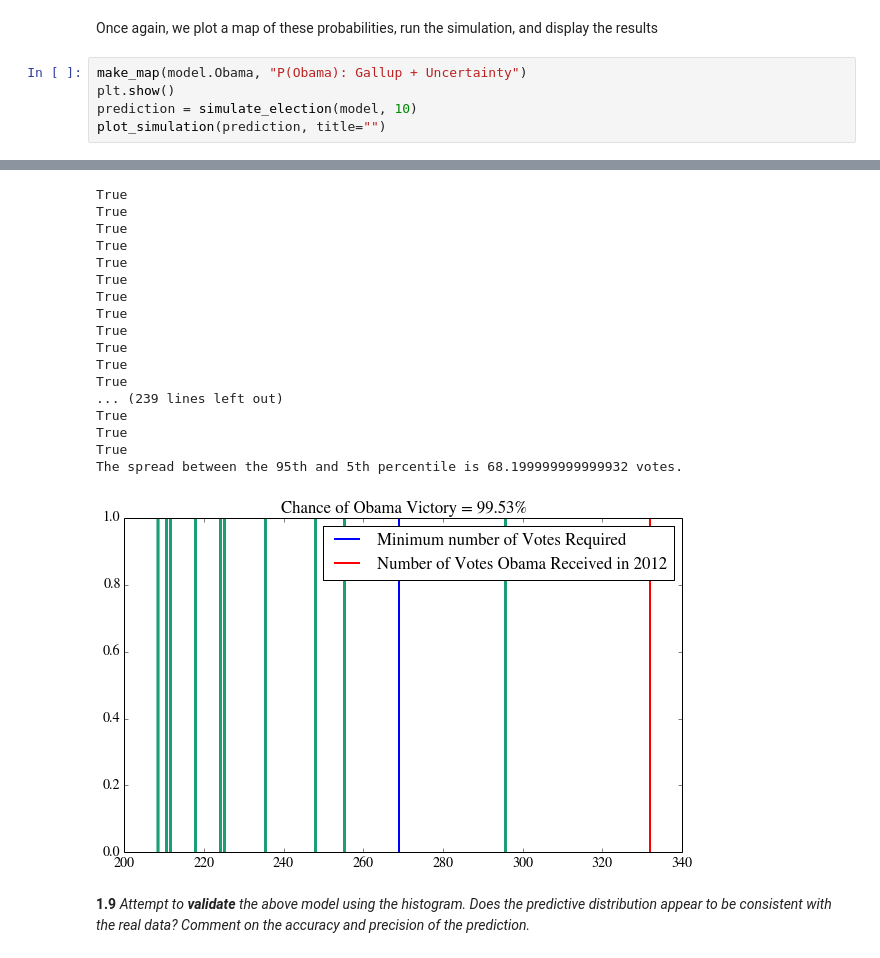
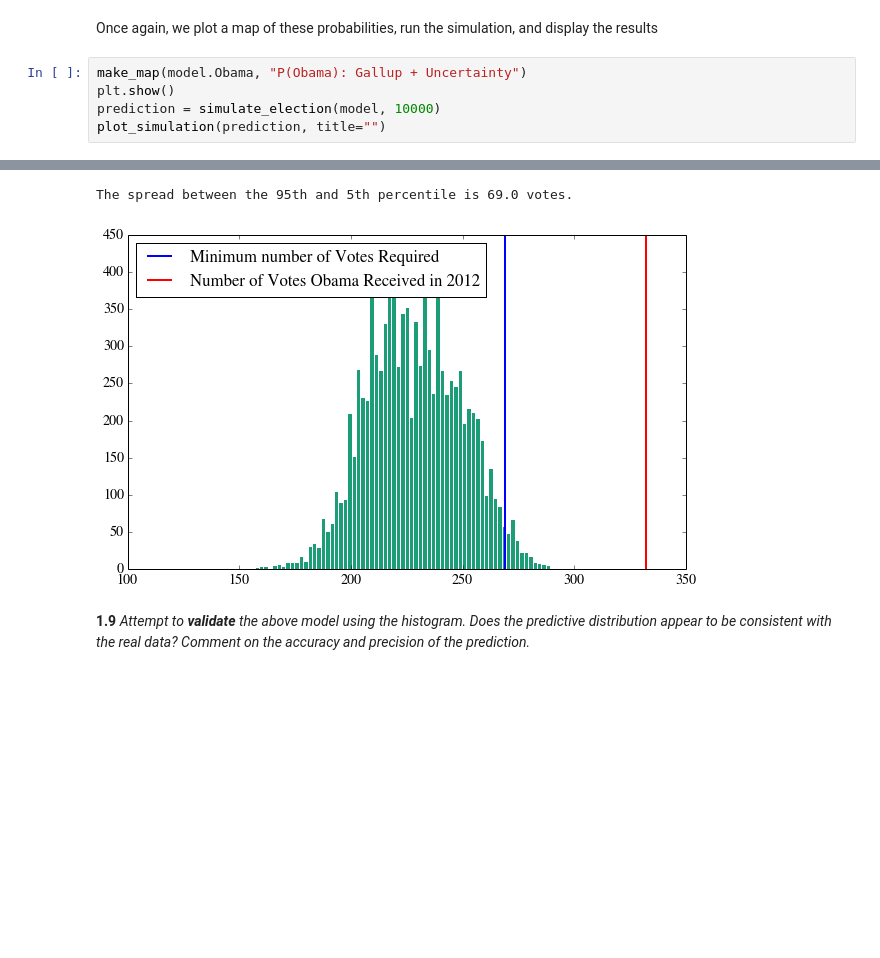
Before and after one commit to kausk/CS109, a Jupyter notebook: cs109-HW2.ipynb, the cells around one changed output, grey strips where cells are left out. Drawn from its saved outputs; the diff is of its cells as text; blank space fills up the shorter version.

Commit message:
Histogram is centered around 220 votes

```diff
--- a/cs109-HW2.ipynb
+++ b/cs109-HW2.ipynb
@@ -590,28 +590,12 @@ Once again, we plot a map of these probabilities, run the simulation, and displa
 # %%
 make_map(model.Obama, "P(Obama): Gallup + Uncertainty")
 plt.show()
-prediction = simulate_election(model, 10)
+prediction = simulate_election(model, 10000)
 plot_simulation(prediction, title="")
 # %% [output]
 [figure]
-True
-True
-True
-True
-True
-True
-True
-True
-True
-True
-True
-True
-... (239 lines left out)
-True
-True
-True
-The spread between the 95th and 5th percentile is 68.199999999999932 votes.
+The spread between the 95th and 5th percentile is 69.0 votes.
-[figure, old version]
+[figure, new version]
 # %% [markdown]
 **1.9**  *Attempt to **validate** the above model using the histogram. Does the predictive distribution appear to be consistent with the real data? Comment on the accuracy and precision of the prediction.*
 # %% [markdown]
```
